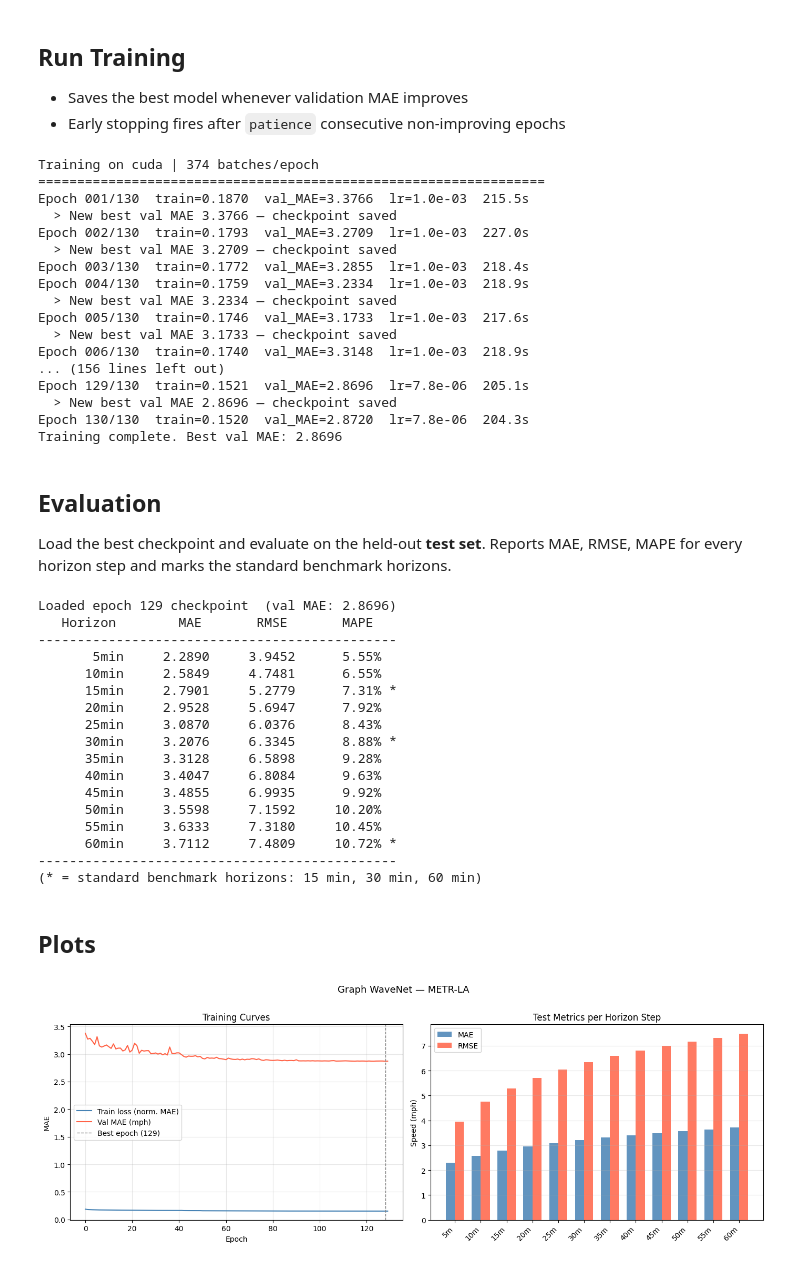
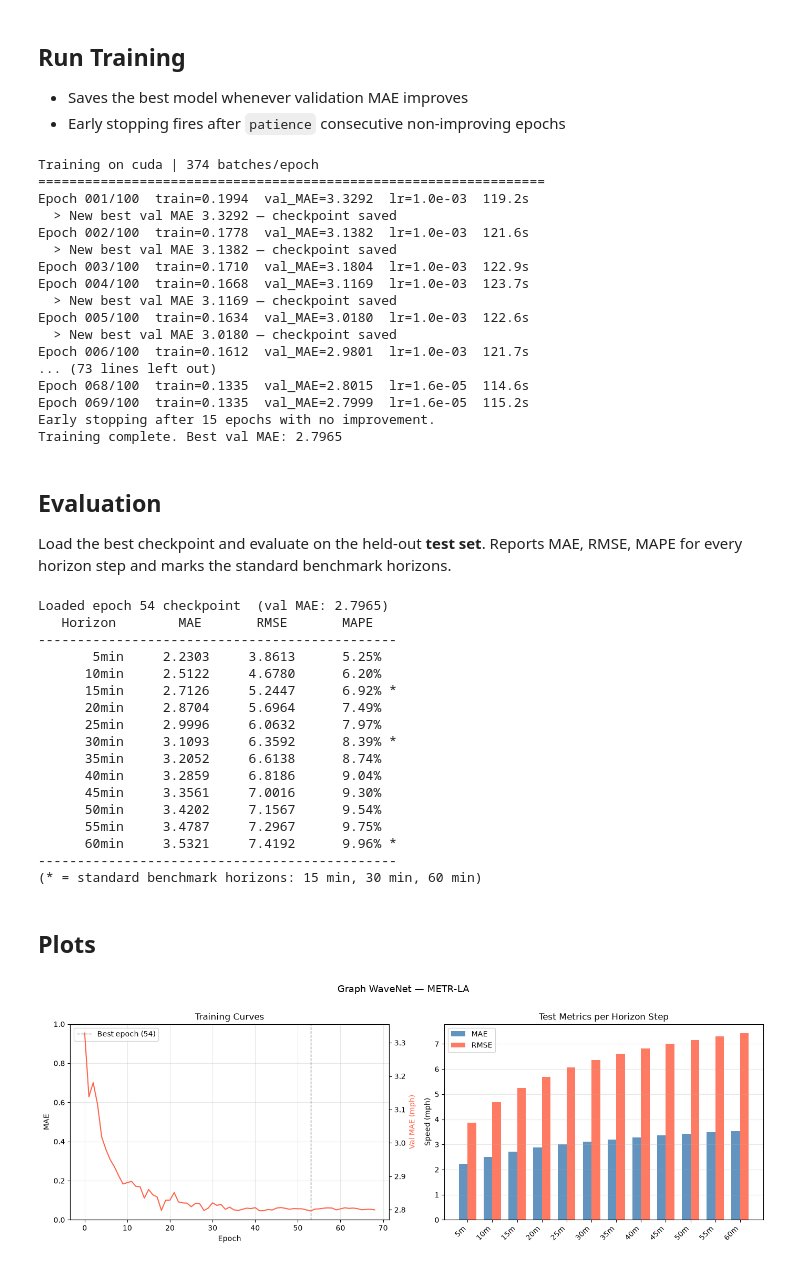
Before and after one commit to tomazcavalcantee/trabalho_final, a Jupyter notebook: train copy.ipynb, the cells around one changed output. Cells and saved outputs as stored; diff of their text form; code cells hidden in the pictures.

Commit message:
new trainings

```diff
--- a/train copy.ipynb
+++ b/train copy.ipynb
@@ -300,7 +304,7 @@ def evaluate(model, loader, adj, scaler, device):
     return np.concatenate(all_preds, 0), np.concatenate(all_targets, 0)
 
 
-def compute_metrics(preds, targets, null_val=0.1):
+def compute_metrics(preds, targets, null_val=5.0):
     # Per-horizon MAE, RMSE, MAPE (all masked for missing sensors).
     # preds, targets shape: [N_samples, N_nodes, horizon]
     mae_list, rmse_list, mape_list = [], [], []
@@ -348,11 +352,10 @@ def train_one_epoch(model, loader, optimizer, adj, scaler, device, clip=3.0):
 
     return total_loss / len(loader)
 # %%
-optimizer = torch.optim.Adam(
+optimizer = torch.optim.AdamW(
     model.parameters(),
-    lr           = CONFIG['lr'],
-    weight_decay = CONFIG['weight_decay'],
-)
+    lr=1e-3,
+    weight_decay=1e-4)
 
 scheduler = torch.optim.lr_scheduler.ReduceLROnPlateau(
     optimizer, factor = 0.5, patience = 5
@@ -400,7 +403,7 @@ for epoch in range(1, CONFIG['n_epochs'] + 1):
     if val_mae < best_val_mae:
         best_val_mae = val_mae
         no_improve   = 0
-        ckpt_path    = os.path.join(CONFIG['checkpoint_dir'], 'best_model.pt')
+        ckpt_path    = os.path.join(CONFIG['checkpoint_dir'], 'best_model_dow3.pt')
         torch.save({
             'epoch'          : epoch,
             'model_state'    : model.state_dict(),
@@ -419,21 +422,21 @@ print(f'Training complete. Best val MAE: {best_val_mae:.4f}')
 # %% [output]
 Training on cuda | 374 batches/epoch
 =================================================================
-Epoch 001/130  train=0.1870  val_MAE=3.3766  lr=1.0e-03  215.5s
-  > New best val MAE 3.3766 — checkpoint saved
-Epoch 002/130  train=0.1793  val_MAE=3.2709  lr=1.0e-03  227.0s
-  > New best val MAE 3.2709 — checkpoint saved
-Epoch 003/130  train=0.1772  val_MAE=3.2855  lr=1.0e-03  218.4s
-Epoch 004/130  train=0.1759  val_MAE=3.2334  lr=1.0e-03  218.9s
-  > New best val MAE 3.2334 — checkpoint saved
-Epoch 005/130  train=0.1746  val_MAE=3.1733  lr=1.0e-03  217.6s
-  > New best val MAE 3.1733 — checkpoint saved
-Epoch 006/130  train=0.1740  val_MAE=3.3148  lr=1.0e-03  218.9s
-... (156 lines left out)
-Epoch 129/130  train=0.1521  val_MAE=2.8696  lr=7.8e-06  205.1s
-  > New best val MAE 2.8696 — checkpoint saved
-Epoch 130/130  train=0.1520  val_MAE=2.8720  lr=7.8e-06  204.3s
-Training complete. Best val MAE: 2.8696
+Epoch 001/100  train=0.1994  val_MAE=3.3292  lr=1.0e-03  119.2s
+  > New best val MAE 3.3292 — checkpoint saved
+Epoch 002/100  train=0.1778  val_MAE=3.1382  lr=1.0e-03  121.6s
+  > New best val MAE 3.1382 — checkpoint saved
+Epoch 003/100  train=0.1710  val_MAE=3.1804  lr=1.0e-03  122.9s
+Epoch 004/100  train=0.1668  val_MAE=3.1169  lr=1.0e-03  123.7s
+  > New best val MAE 3.1169 — checkpoint saved
+Epoch 005/100  train=0.1634  val_MAE=3.0180  lr=1.0e-03  122.6s
+  > New best val MAE 3.0180 — checkpoint saved
+Epoch 006/100  train=0.1612  val_MAE=2.9801  lr=1.0e-03  121.7s
+... (73 lines left out)
+Epoch 068/100  train=0.1335  val_MAE=2.8015  lr=1.6e-05  114.6s
+Epoch 069/100  train=0.1335  val_MAE=2.7999  lr=1.6e-05  115.2s
+Early stopping after 15 epochs with no improvement.
+Training complete. Best val MAE: 2.7965
 # %% [markdown]
 ## Evaluation
 
@@ -441,7 +444,7 @@ Load the best checkpoint and evaluate on the held-out **test set**.
 Reports MAE, RMSE, MAPE for every horizon step and marks the standard benchmark horizons.
 # %%
 # Load best checkpoint
-ckpt_path  = os.path.join(CONFIG['checkpoint_dir'], 'best_model.pt')
+ckpt_path  = os.path.join(CONFIG['checkpoint_dir'], 'best_model_dow3.pt')
 checkpoint = torch.load(ckpt_path, map_location=DEVICE)
 model.load_state_dict(checkpoint['model_state'])
 print(f"Loaded epoch {checkpoint['epoch']} checkpoint  (val MAE: {checkpoint['val_mae']:.4f})")
@@ -459,21 +462,21 @@ for h in range(len(mae)):
 print('-' * 46)
 print('(* = standard benchmark horizons: 15 min, 30 min, 60 min)')
 # %% [output]
-Loaded epoch 129 checkpoint  (val MAE: 2.8696)
+Loaded epoch 54 checkpoint  (val MAE: 2.7965)
    Horizon        MAE       RMSE       MAPE
 ----------------------------------------------
-       5min     2.2890     3.9452      5.55%
-      10min     2.5849     4.7481      6.55%
-      15min     2.7901     5.2779      7.31% *
-      20min     2.9528     5.6947      7.92%
-      25min     3.0870     6.0376      8.43%
-      30min     3.2076     6.3345      8.88% *
-      35min     3.3128     6.5898      9.28%
-      40min     3.4047     6.8084      9.63%
-      45min     3.4855     6.9935      9.92%
-      50min     3.5598     7.1592     10.20%
-      55min     3.6333     7.3180     10.45%
-      60min     3.7112     7.4809     10.72% *
+       5min     2.2303     3.8613      5.25%
+      10min     2.5122     4.6780      6.20%
+      15min     2.7126     5.2447      6.92% *
+      20min     2.8704     5.6964      7.49%
+      25min     2.9996     6.0632      7.97%
+      30min     3.1093     6.3592      8.39% *
+      35min     3.2052     6.6138      8.74%
+      40min     3.2859     6.8186      9.04%
+      45min     3.3561     7.0016      9.30%
+      50min     3.4202     7.1567      9.54%
+      55min     3.4787     7.2967      9.75%
+      60min     3.5321     7.4192      9.96% *
 ----------------------------------------------
 (* = standard benchmark horizons: 15 min, 30 min, 60 min)
 # %% [markdown]
@@ -481,36 +484,37 @@ Loaded epoch 129 checkpoint  (val MAE: 2.8696)
 # %%
 fig, axes = plt.subplots(1, 2, figsize=(14, 5))
 
 # -- Training curves -----------------------------------------------------------
 ax = axes[0]
-ax.plot(train_losses, label='Train loss (norm. MAE)', color='steelblue', lw=1.5)
-ax.plot(val_losses,   label='Val MAE (mph)',          color='tomato',    lw=1.5)
+ax2 = ax.twinx()
+ax2.plot(val_losses, color='tomato', label='Val MAE (mph)')
+ax2.set_ylabel('Val MAE (mph)', color='tomato')
 best_ep = checkpoint['epoch'] - 1   # 0-indexed
 ax.axvline(best_ep, color='gray', ls='--', lw=1, label=f'Best epoch ({best_ep + 1})')
 ax.set_xlabel('Epoch')
 ax.set_ylabel('MAE')
 ax.set_title('Training Curves')
 ax.legend()
 ax.grid(alpha=0.3)
 
 # -- Per-horizon bar chart -----------------------------------------------------
 ax = axes[1]
 x, w = np.arange(len(mae)), 0.35
 ax.bar(x - w / 2, mae,  w, label='MAE',  color='steelblue', alpha=0.85)
 ax.bar(x + w / 2, rmse, w, label='RMSE', color='tomato',    alpha=0.85)
 ax.set_xticks(x)
 ax.set_xticklabels([f'{(h + 1) * 5}m' for h in range(len(mae))], rotation=45, ha='right')
 ax.set_title('Test Metrics per Horizon Step')
 ax.set_ylabel('Speed (mph)')
 ax.legend()
 ax.grid(alpha=0.3, axis='y')
 
 plt.suptitle('Graph WaveNet — METR-LA', fontsize=13, y=1.01)
 plt.tight_layout()
 plt.savefig('training_results.png', dpi=150, bbox_inches='tight')
 plt.show()
 # %% [output]
-[figure, old version]
+[figure, new version]
 # %%
 # -- Sample predictions for a single sensor -----------------------------------
 NODE_IDX  = 42   # sensor index (0 to num_nodes-1)
```
Also changed, not shown: parts of 9 cells of this notebook, 2 other files.
